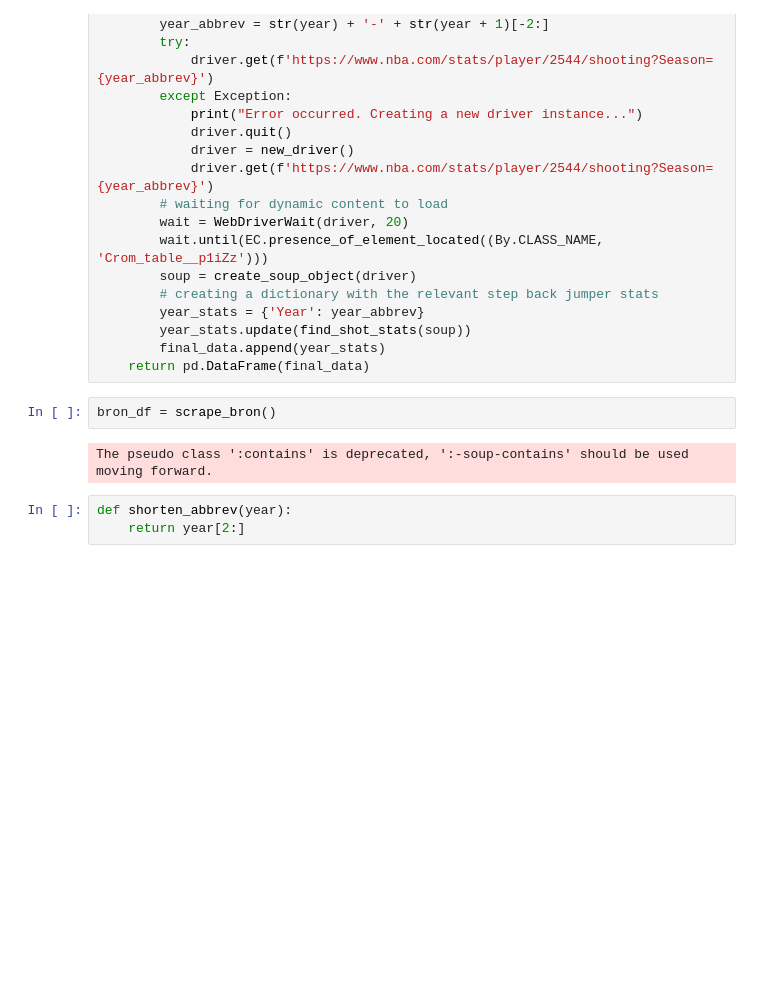
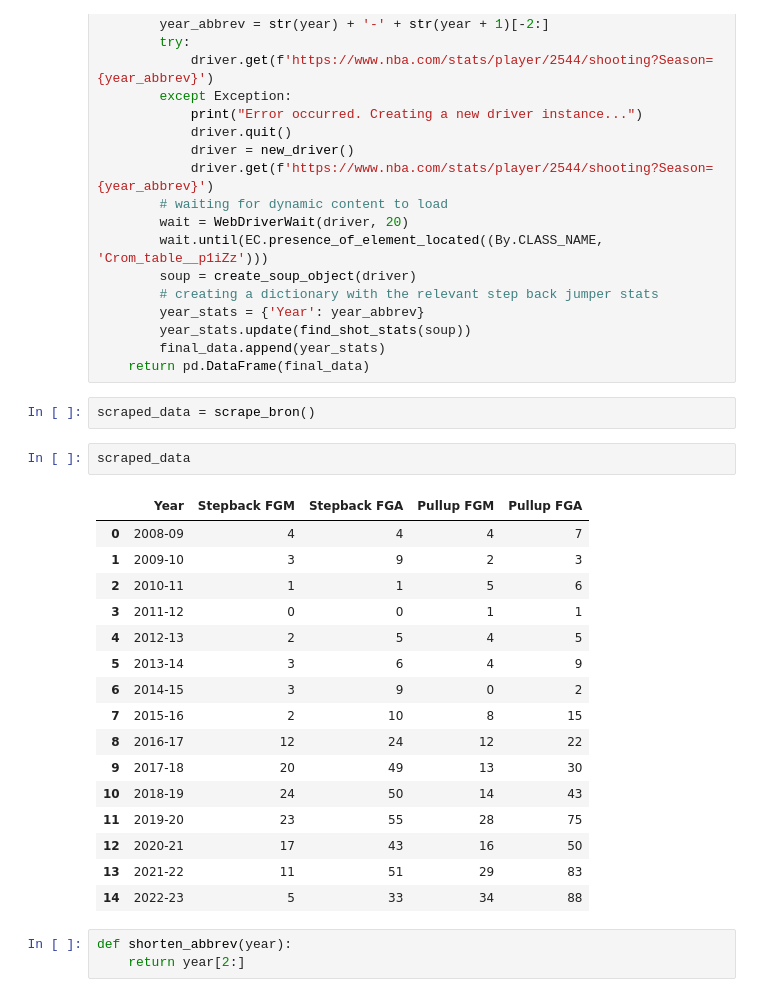
Before and after one commit to timseymour42/lebron-threes, a Jupyter notebook: webscrape_stepbacks.ipynb, the cells around one changed output. Saved outputs shown, nothing was run; the diff lists cells and outputs as text; blank space fills up the shorter version.

```diff
--- a/webscrape_stepbacks.ipynb
+++ b/webscrape_stepbacks.ipynb
@@ -66,9 +66,26 @@ def scrape_bron():
         final_data.append(year_stats)
     return pd.DataFrame(final_data)
 # %%
-bron_df = scrape_bron()
+scraped_data = scrape_bron()
-# %% [output]
-The pseudo class ':contains' is deprecated, ':-soup-contains' should be used moving forward.
+# %%
+scraped_data
+# %% [output]
+|  | Year | Stepback FGM | Stepback FGA | Pullup FGM | Pullup FGA |
+| 0 | 2008-09 | 4 | 4 | 4 | 7 |
+| 1 | 2009-10 | 3 | 9 | 2 | 3 |
+| 2 | 2010-11 | 1 | 1 | 5 | 6 |
+| 3 | 2011-12 | 0 | 0 | 1 | 1 |
+| 4 | 2012-13 | 2 | 5 | 4 | 5 |
+| 5 | 2013-14 | 3 | 6 | 4 | 9 |
+| 6 | 2014-15 | 3 | 9 | 0 | 2 |
+| 7 | 2015-16 | 2 | 10 | 8 | 15 |
+| 8 | 2016-17 | 12 | 24 | 12 | 22 |
+| 9 | 2017-18 | 20 | 49 | 13 | 30 |
+| 10 | 2018-19 | 24 | 50 | 14 | 43 |
+| 11 | 2019-20 | 23 | 55 | 28 | 75 |
+| 12 | 2020-21 | 17 | 43 | 16 | 50 |
+| 13 | 2021-22 | 11 | 51 | 29 | 83 |
+| 14 | 2022-23 | 5 | 33 | 34 | 88 |
 # %%
 def shorten_abbrev(year):
     return year[2:]
```
Also changed, not shown: parts of 13 cells of this notebook, 1 other file.
